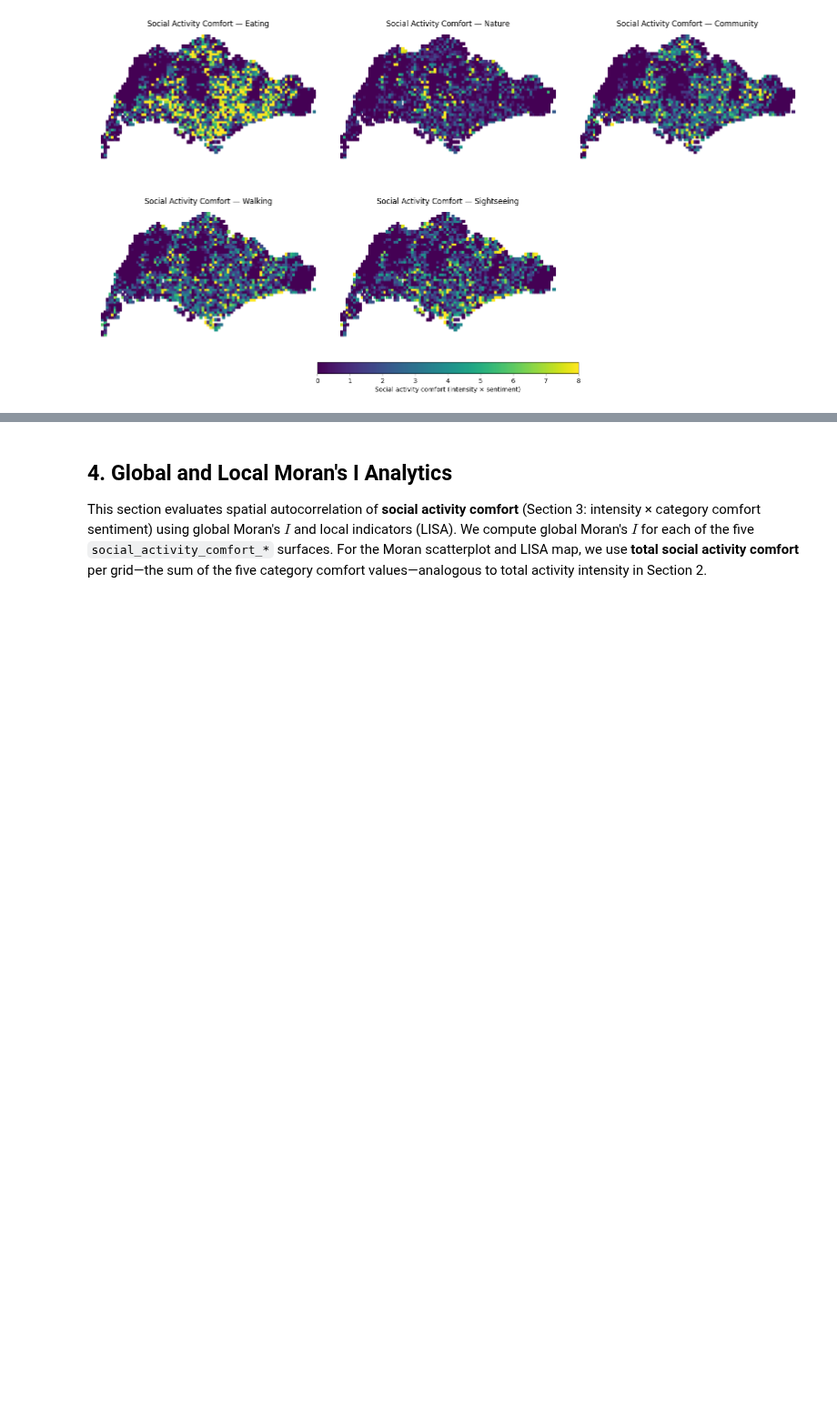
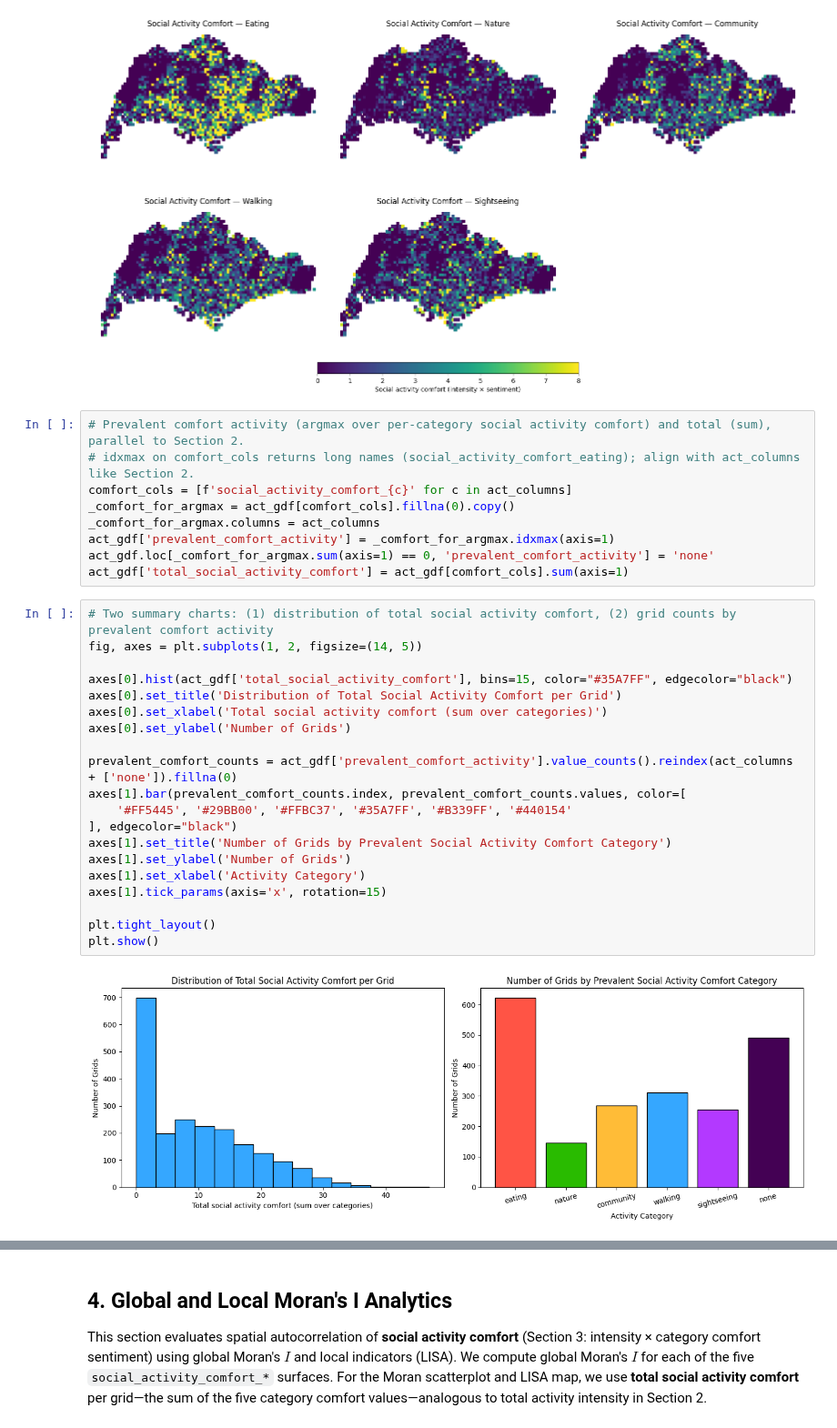
Before and after one commit to Sijie-Yang/Urban-Comfort-Potential, a Jupyter notebook: code_1_social_activity_data.ipynb, the cells around one changed output, grey strips where cells are left out. Shown at 91% size. Drawn from its saved outputs; the diff is of its cells as text; blank space fills up the shorter version.

```diff
--- a/code_1_social_activity_data.ipynb
+++ b/code_1_social_activity_data.ipynb
@@ -229,3 +444,34 @@ plt.tight_layout(rect=[0, 0.13, 1, 1])  # Leave extra space at the bottom for th
 plt.show()
 # %% [output]
 [figure]
+# %%
+# Prevalent comfort activity (argmax over per-category social activity comfort) and total (sum), parallel to Section 2.
+# idxmax on comfort_cols returns long names (social_activity_comfort_eating); align with act_columns like Section 2.
+comfort_cols = [f'social_activity_comfort_{c}' for c in act_columns]
+_comfort_for_argmax = act_gdf[comfort_cols].fillna(0).copy()
+_comfort_for_argmax.columns = act_columns
+act_gdf['prevalent_comfort_activity'] = _comfort_for_argmax.idxmax(axis=1)
+act_gdf.loc[_comfort_for_argmax.sum(axis=1) == 0, 'prevalent_comfort_activity'] = 'none'
+act_gdf['total_social_activity_comfort'] = act_gdf[comfort_cols].sum(axis=1)
+# %%
+# Two summary charts: (1) distribution of total social activity comfort, (2) grid counts by prevalent comfort activity
+fig, axes = plt.subplots(1, 2, figsize=(14, 5))
+
+axes[0].hist(act_gdf['total_social_activity_comfort'], bins=15, color="#35A7FF", edgecolor="black")
+axes[0].set_title('Distribution of Total Social Activity Comfort per Grid')
+axes[0].set_xlabel('Total social activity comfort (sum over categories)')
+axes[0].set_ylabel('Number of Grids')
+
+prevalent_comfort_counts = act_gdf['prevalent_comfort_activity'].value_counts().reindex(act_columns + ['none']).fillna(0)
+axes[1].bar(prevalent_comfort_counts.index, prevalent_comfort_counts.values, color=[
+    '#FF5445', '#29BB00', '#FFBC37', '#35A7FF', '#B339FF', '#440154'
+], edgecolor="black")
+axes[1].set_title('Number of Grids by Prevalent Social Activity Comfort Category')
+axes[1].set_ylabel('Number of Grids')
+axes[1].set_xlabel('Activity Category')
+axes[1].tick_params(axis='x', rotation=15)
+
+plt.tight_layout()
+plt.show()
+# %% [output]
+[figure, added]
```
Also changed, not shown: parts of 8 cells of this notebook, 59 other files.
